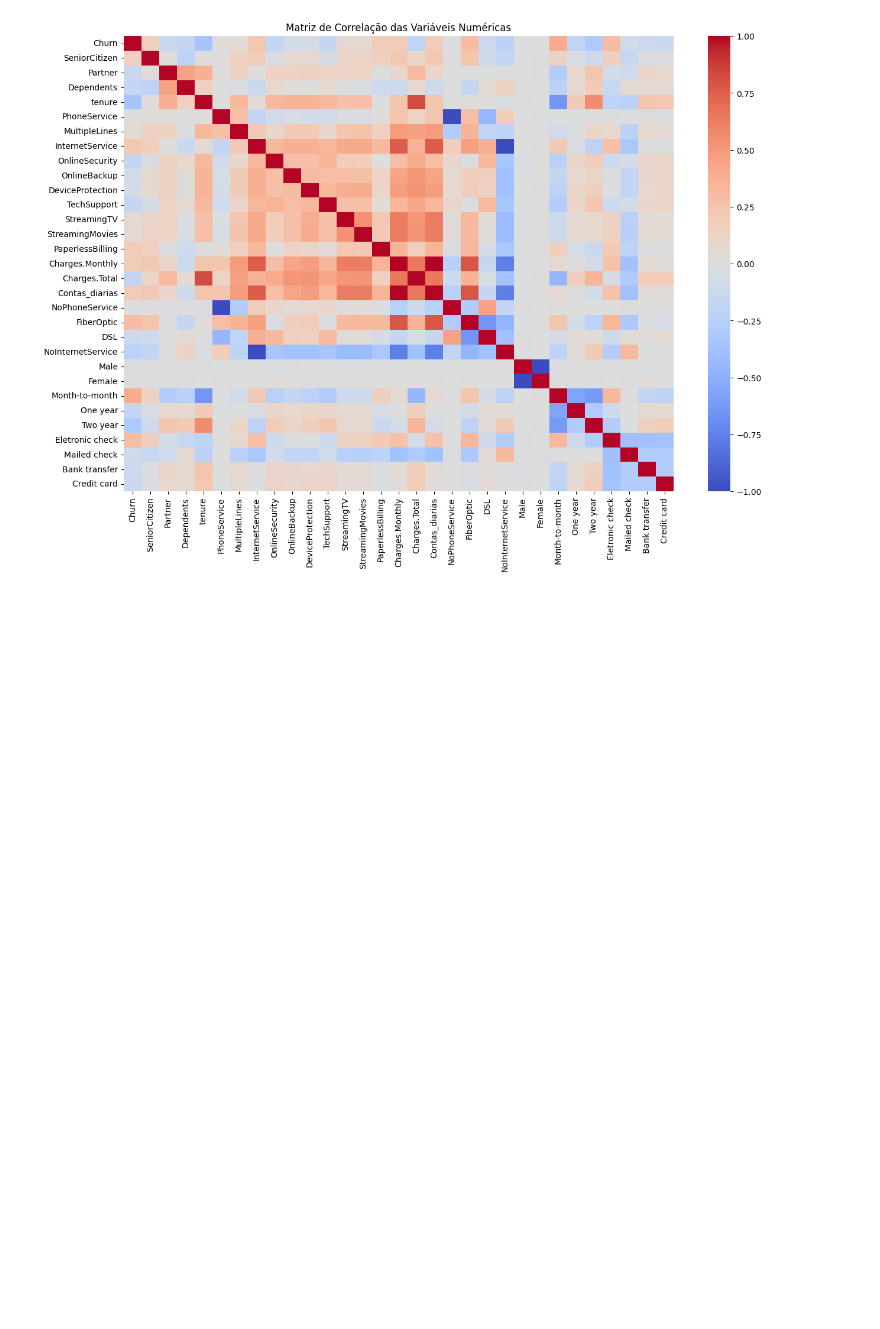
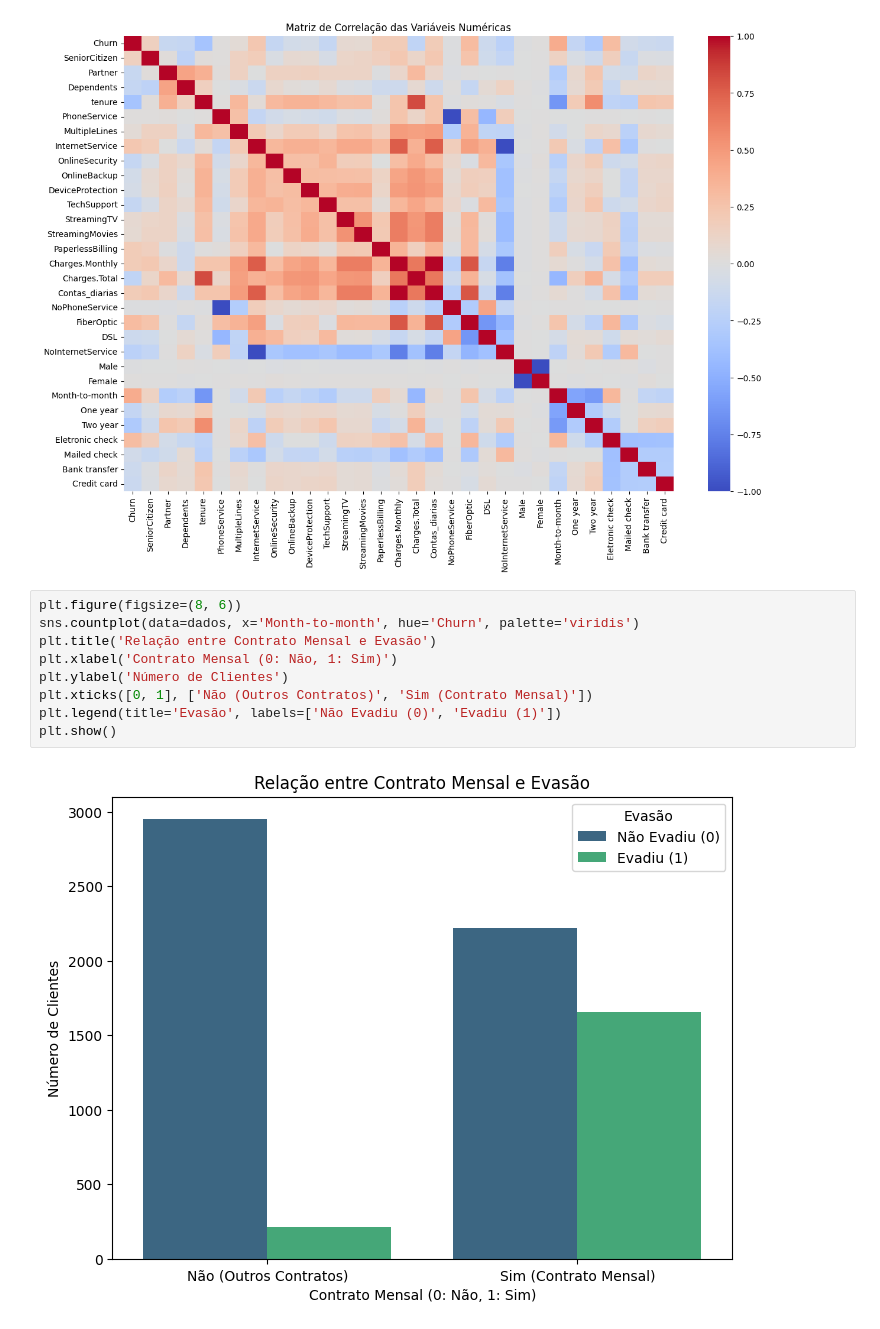
Before and after one commit to Housenkan/ChallengeAluraTelecomX_Part_2, a Jupyter notebook: TelecomX_Parte_2.ipynb, the cells around one changed output. Cells and saved outputs as stored; diff of their text form; blank space fills up the shorter version.

```diff
--- a/TelecomX_Parte_2.ipynb
+++ b/TelecomX_Parte_2.ipynb
@@ -192,3 +193,14 @@ plt.title('Matriz de Correlação das Variáveis Numéricas')
 plt.show()
 # %% [output]
 [figure]
+# %%
+plt.figure(figsize=(8, 6))
+sns.countplot(data=dados, x='Month-to-month', hue='Churn', palette='viridis')
+plt.title('Relação entre Contrato Mensal e Evasão')
+plt.xlabel('Contrato Mensal (0: Não, 1: Sim)')
+plt.ylabel('Número de Clientes')
+plt.xticks([0, 1], ['Não (Outros Contratos)', 'Sim (Contrato Mensal)'])
+plt.legend(title='Evasão', labels=['Não Evadiu (0)', 'Evadiu (1)'])
+plt.show()
+# %% [output]
+[figure, added]
```
Also changed, not shown: parts of 7 cells of this notebook.
